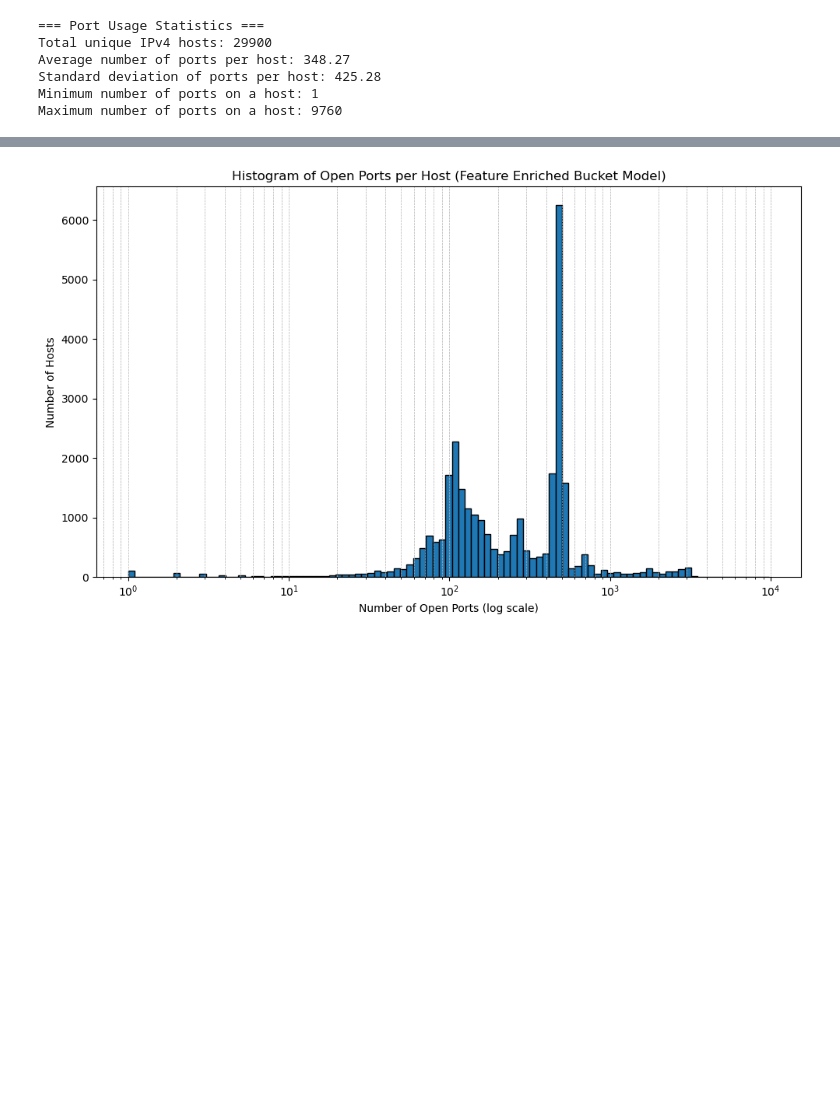
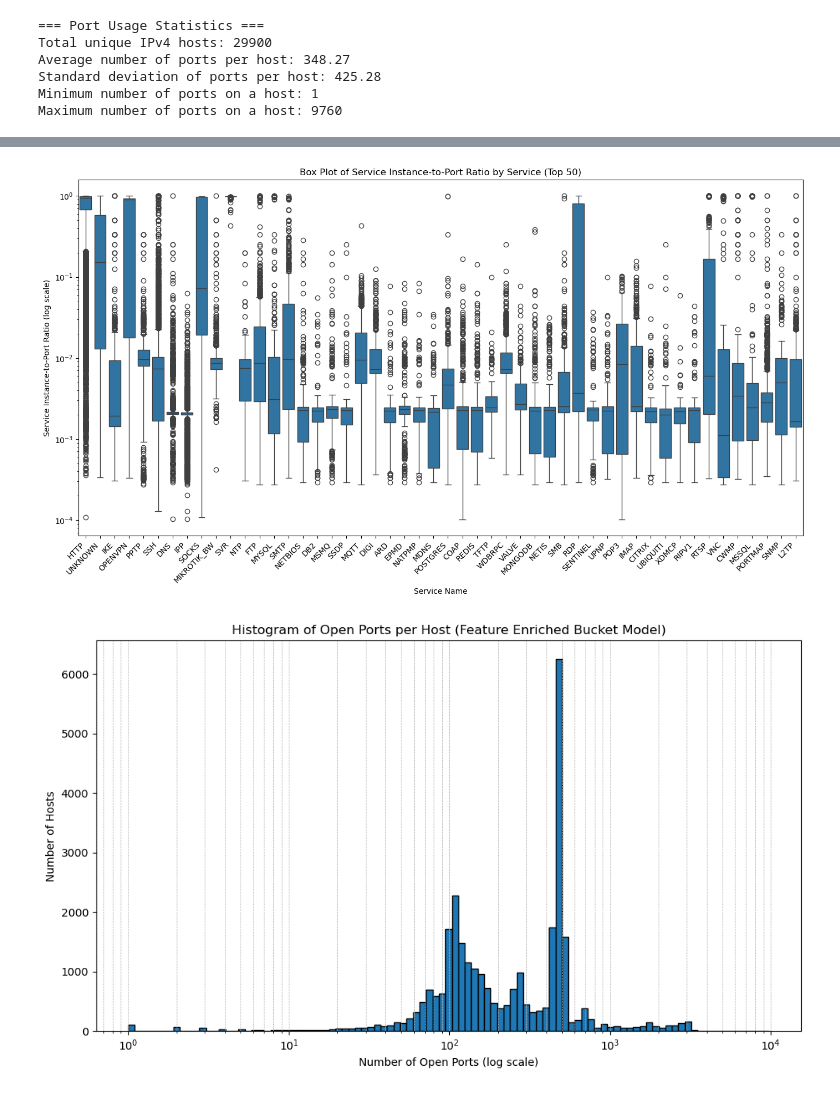
Before and after one commit to dmrm2312/ece239as-liz-reproducibility, a Jupyter notebook: bucket-model/training.ipynb, the cells around one changed output, grey strips where cells are left out. Saved outputs shown, nothing was run; the diff lists cells and outputs as text; code cells hidden in the pictures; blank space fills up the shorter version.

```diff
--- a/bucket-model/training.ipynb
+++ b/bucket-model/training.ipynb
@@ -241,3 +271,38 @@ Maximum number of ports on a host: 9760
+# %%
+num_of_types = 50
+
+records = []
+
+for services, ports in zip(df["service_names"], df["plist"]):
+    n_ports = len(ports)
+    if n_ports == 0:
+        continue  # avoid division by zero
+
+    service_counts = Counter(services)  # count how many ports each service appears on this host
+
+    for service, count in service_counts.items():
+        ratio = count / n_ports
+        records.append((service, ratio))
+
+# Step 2: Create DataFrame
+df_plot = pd.DataFrame(records, columns=["service", "ratio"])
+
+# Step 3: Filter to top N most common service types
+top_services = df_plot["service"].value_counts().head(num_of_types).index
+df_top = df_plot[df_plot["service"].isin(top_services)]
+
+# Step 4: Plot boxplot
+plt.figure(figsize=(14, 8))
+sns.boxplot(data=df_top, x="service", y="ratio")
+plt.xticks(rotation=45, ha='right')
+plt.yscale("log")
+plt.xlabel("Service Name")
+plt.ylabel("Service Instance-to-Port Ratio (log scale)")
+plt.title(f"Box Plot of Service Instance-to-Port Ratio by Service (Top {num_of_types})")
+plt.tight_layout()
+plt.show()
+# %% [output]
+[figure, added]
 # %%
 plt.figure(figsize=(10, 6))
 plt.hist(host_port_counts, bins=np.logspace(0, np.log10(host_port_counts.max()+1), 100), edgecolor='black')
```
Also changed, not shown: parts of 3 cells of this notebook, 3 other files.
